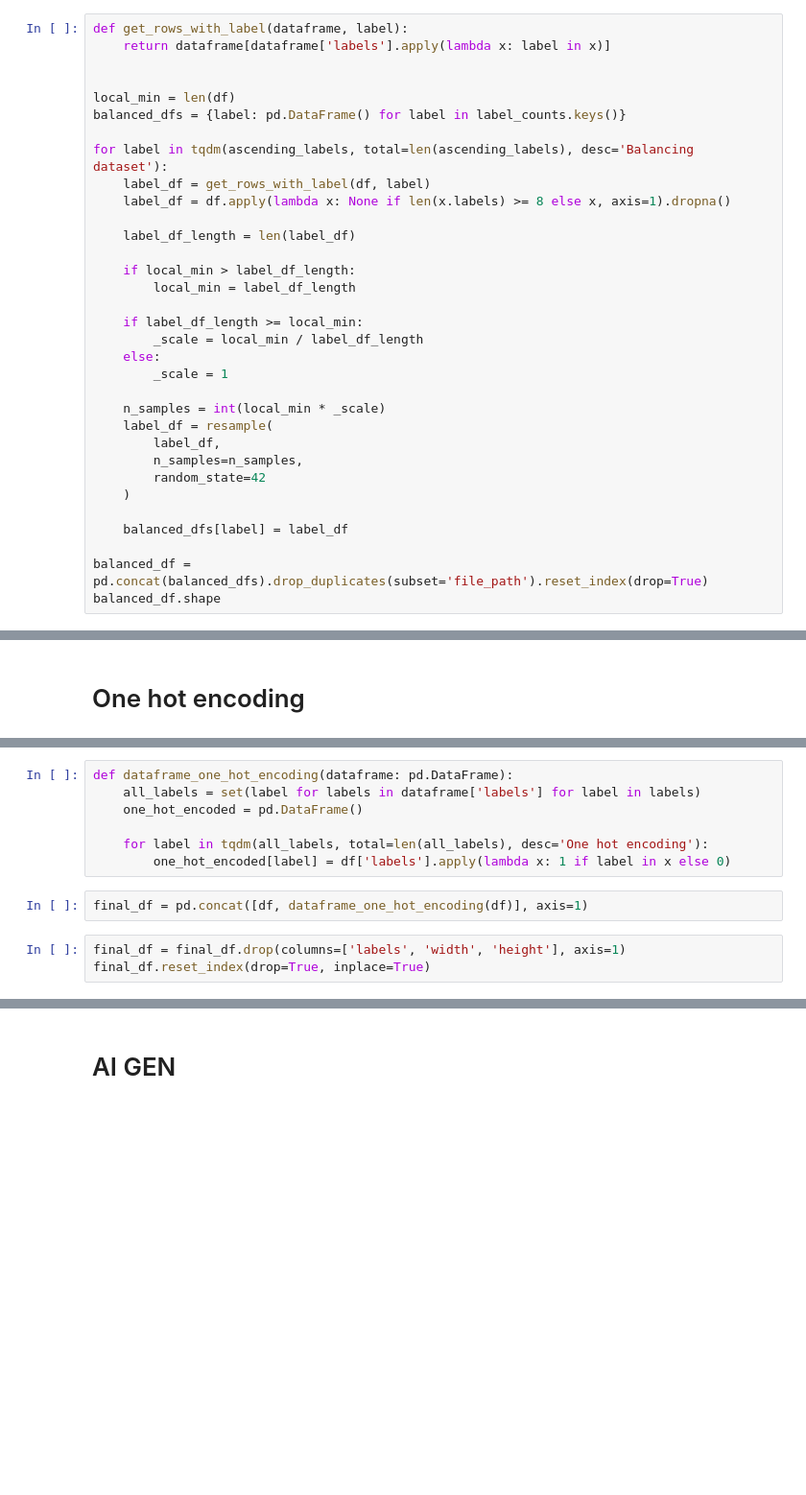
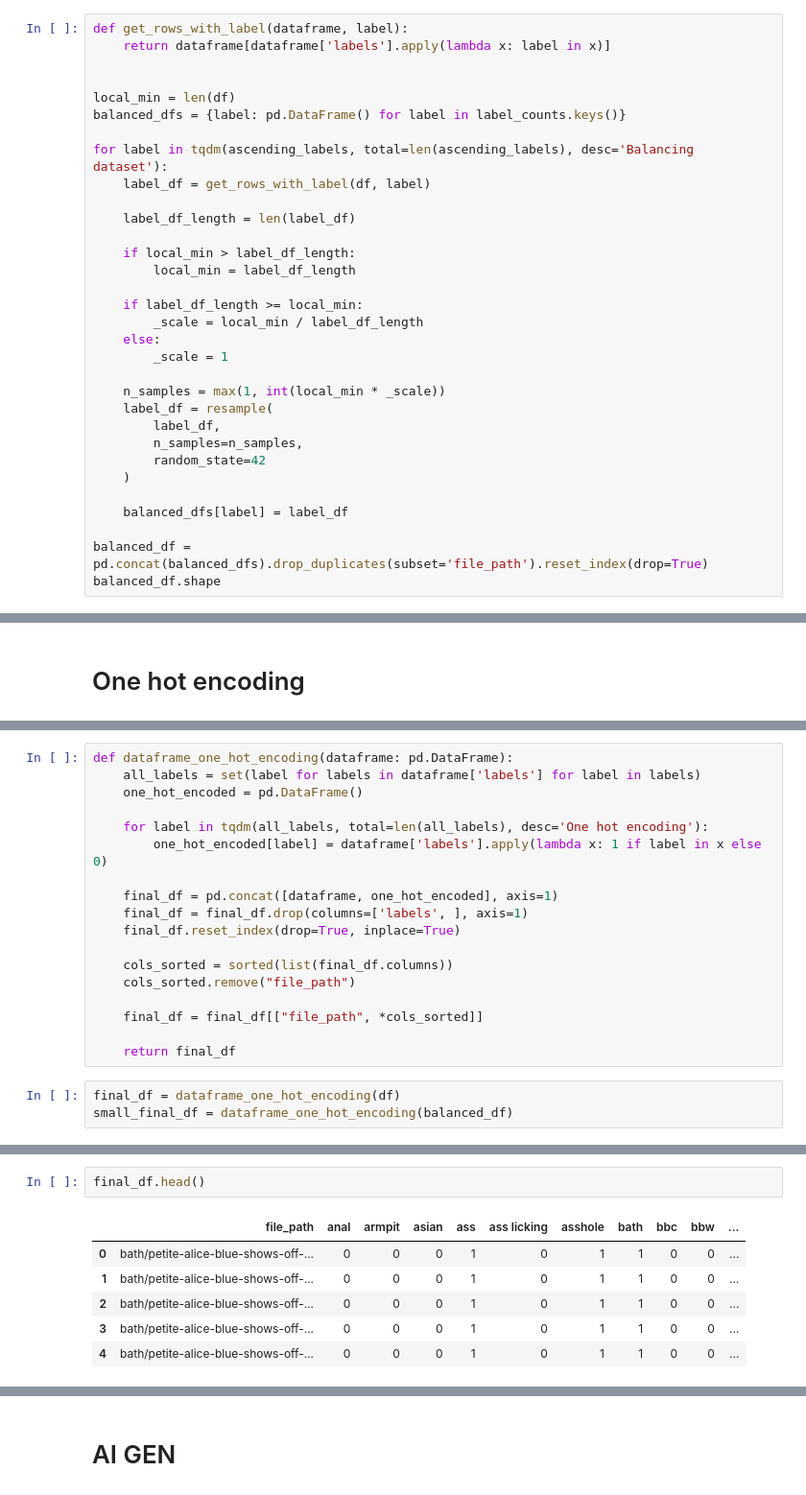
Before and after one commit to M-Fannilla/milfusion, a Jupyter notebook: dataset_inspection.ipynb, the cells around one changed output, grey strips where cells are left out. Shown at 96% size. Saved outputs shown, nothing was run; the diff lists cells and outputs as text; blank space fills up the shorter version.

```diff
--- a/dataset_inspection.ipynb
+++ b/dataset_inspection.ipynb
@@ -219,7 +217,6 @@ balanced_dfs = {label: pd.DataFrame() for label in label_counts.keys()}
 
 for label in tqdm(ascending_labels, total=len(ascending_labels), desc='Balancing dataset'):
     label_df = get_rows_with_label(df, label)
-    label_df = df.apply(lambda x: None if len(x.labels) >= 8 else x, axis=1).dropna()
 
     label_df_length = len(label_df)
 
@@ -231,7 +228,7 @@ for label in tqdm(ascending_labels, total=len(ascending_labels), desc='Balancing
     else:
         _scale = 1
 
-    n_samples = int(local_min * _scale)
+    n_samples = max(1, int(local_min * _scale))
     label_df = resample(
         label_df,
         n_samples=n_samples,
@@ -254,9 +255,18 @@ def dataframe_one_hot_encoding(dataframe: pd.DataFrame):
     one_hot_encoded = pd.DataFrame()
 
     for label in tqdm(all_labels, total=len(all_labels), desc='One hot encoding'):
-        one_hot_encoded[label] = df['labels'].apply(lambda x: 1 if label in x else 0)
+        one_hot_encoded[label] = dataframe['labels'].apply(lambda x: 1 if label in x else 0)
+
+    final_df = pd.concat([dataframe, one_hot_encoded], axis=1)
+    final_df = final_df.drop(columns=['labels', ], axis=1)
+    final_df.reset_index(drop=True, inplace=True)
+
+    cols_sorted = sorted(list(final_df.columns))
+    cols_sorted.remove("file_path")
+
+    final_df = final_df[["file_path", *cols_sorted]]
+
+    return final_df
 # %%
-final_df = pd.concat([df, dataframe_one_hot_encoding(df)], axis=1)
+final_df = dataframe_one_hot_encoding(df)
+small_final_df = dataframe_one_hot_encoding(balanced_df)
-# %%
-final_df = final_df.drop(columns=['labels', 'width', 'height'], axis=1)
-final_df.reset_index(drop=True, inplace=True)
@@ -267,0 +277,9 @@ final_df = final_df[["file_path", *cols_sorted]]
+# %%
+final_df.head()
+# %% [output]
+|  | file_path | anal | armpit | asian | ass | ass licking | asshole | bath | bbc | bbw | ... |
+| 0 | bath/petite-alice-blue-shows-off-... | 0 | 0 | 0 | 1 | 0 | 1 | 1 | 0 | 0 | ... |
+| 1 | bath/petite-alice-blue-shows-off-... | 0 | 0 | 0 | 1 | 0 | 1 | 1 | 0 | 0 | ... |
+| 2 | bath/petite-alice-blue-shows-off-... | 0 | 0 | 0 | 1 | 0 | 1 | 1 | 0 | 0 | ... |
+| 3 | bath/petite-alice-blue-shows-off-... | 0 | 0 | 0 | 1 | 0 | 1 | 1 | 0 | 0 | ... |
+| 4 | bath/petite-alice-blue-shows-off-... | 0 | 0 | 0 | 1 | 0 | 1 | 1 | 0 | 0 | ... |
```
Also changed, not shown: parts of 20 cells of this notebook, 3 other files.
